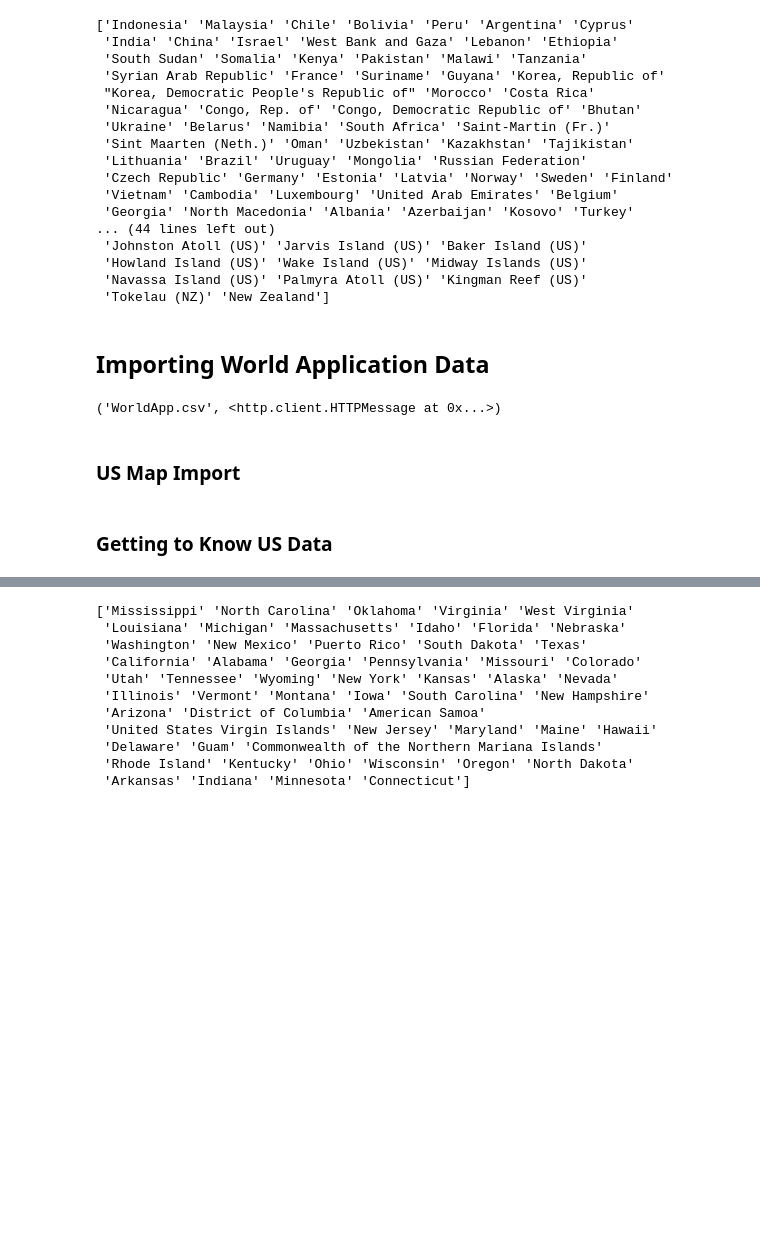
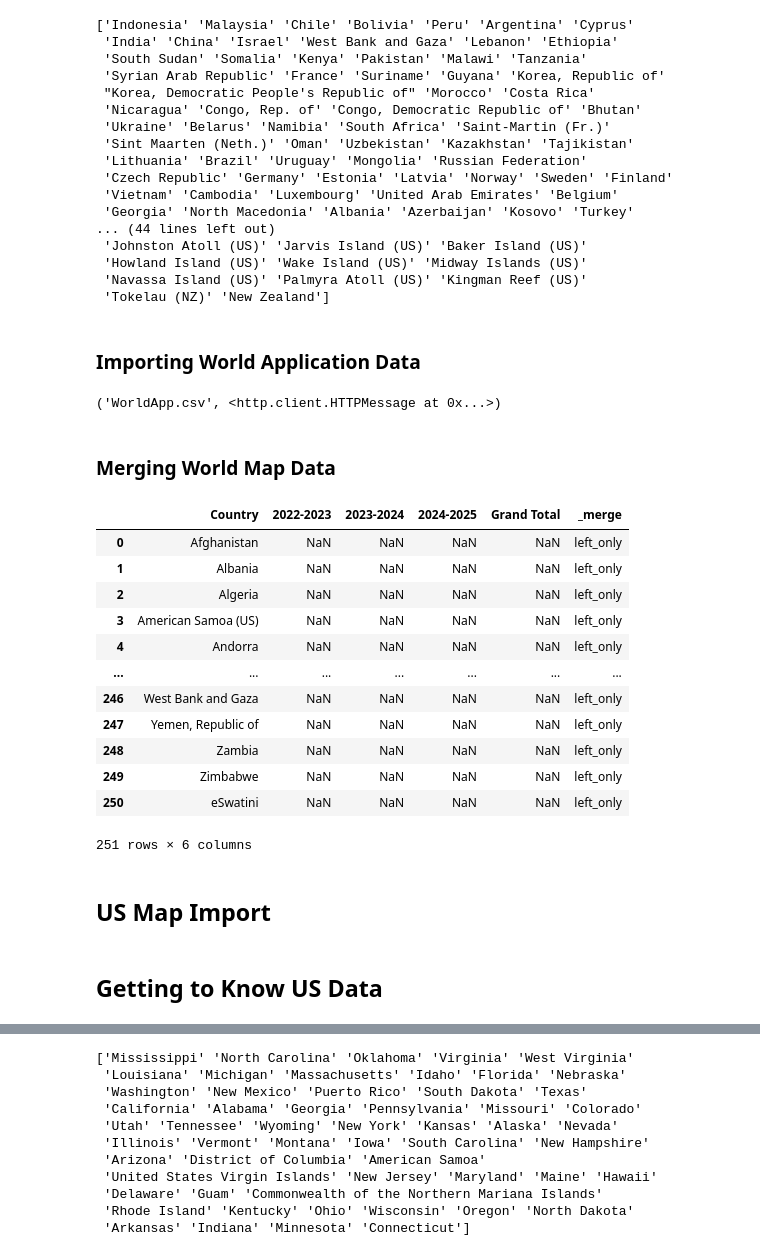
Before and after one commit to ewattudo/gis, a Jupyter notebook: PS2.ipynb, the cells around one changed output, grey strips where cells are left out. Drawn from its saved outputs; the diff is of its cells as text; code cells hidden in the pictures; blank space fills up the shorter version.

```diff
--- a/PS2.ipynb
+++ b/PS2.ipynb
@@ -114,8 +117,28 @@ print(Countries.WB_NAME.unique())
 # %% [markdown]
-## Importing World Application Data
+### Importing World Application Data
 # %%
 urllib.request.urlretrieve("https://raw.githubusercontent.com/ewattudo/gis/refs/heads/main/World%20AC.csv", "WorldApp.csv")
 # %% [output]
 ('WorldApp.csv', <http.client.HTTPMessage at 0x...>)
 # %%
 WorldApp = pd.read_csv('WorldApp.csv')
+# %% [markdown]
+### Merging World Map Data
+# %%
+#Merging World Map with World AC Data
+WORLDACMAP = pd.merge(Countries, WorldApp, on='Country',how='outer',indicator=True)
+WORLDACMAP[['Country','2022-2023','2023-2024','2024-2025','Grand Total','_merge']]
+# %% [output]
+|  | Country | 2022-2023 | 2023-2024 | 2024-2025 | Grand Total | _merge |
+| 0 | Afghanistan | NaN | NaN | NaN | NaN | left_only |
+| 1 | Albania | NaN | NaN | NaN | NaN | left_only |
+| 2 | Algeria | NaN | NaN | NaN | NaN | left_only |
+| 3 | American Samoa (US) | NaN | NaN | NaN | NaN | left_only |
+| 4 | Andorra | NaN | NaN | NaN | NaN | left_only |
+| ... | ... | ... | ... | ... | ... | ... |
+| 246 | West Bank and Gaza | NaN | NaN | NaN | NaN | left_only |
+| 247 | Yemen, Republic of | NaN | NaN | NaN | NaN | left_only |
+| 248 | Zambia | NaN | NaN | NaN | NaN | left_only |
+| 249 | Zimbabwe | NaN | NaN | NaN | NaN | left_only |
+| 250 | eSwatini | NaN | NaN | NaN | NaN | left_only |
+251 rows × 6 columns
@@ -122,5 +151,5 @@ WorldApp = pd.read_csv('WorldApp.csv')
 # %% [markdown]
-### US Map Import
+## US Map Import
 # %%
 ! wget -q -O US.zip https://www2.census.gov/geo/tiger/GENZ2018/shp/cb_2018_us_state_500k.zip
 
@@ -128,7 +157,7 @@ zip_ref = zipfile.ZipFile('US.zip', 'r'); zip_ref.extractall(); zip_ref.close()
 # %%
 US=gpd.read_file('/content/cb_2018_us_state_500k.shp')
 # %% [markdown]
-### Getting to Know US Data
+## Getting to Know US Data
 # %%
 #I need to familiarize myself with the data for the merge. First I want to see how the State names are displayed, so I can merge based on state name.
 US.head(1)
```
Also changed, not shown: parts of 4 cells of this notebook.
